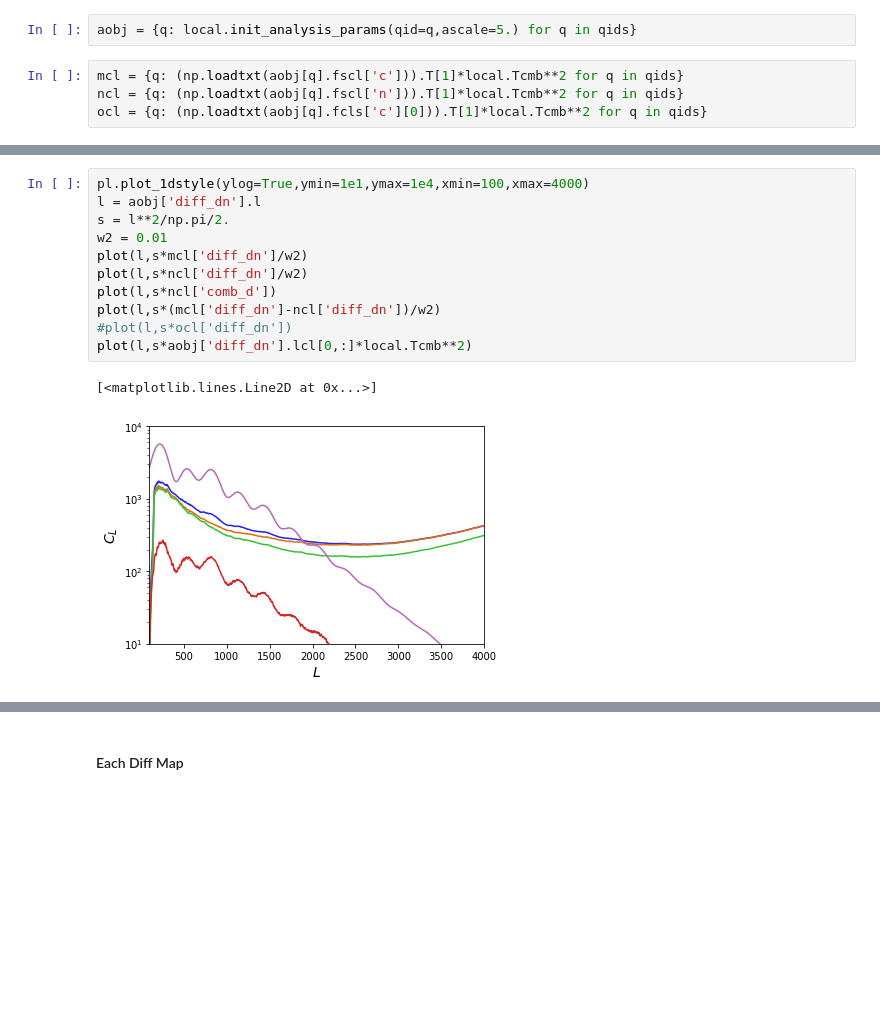
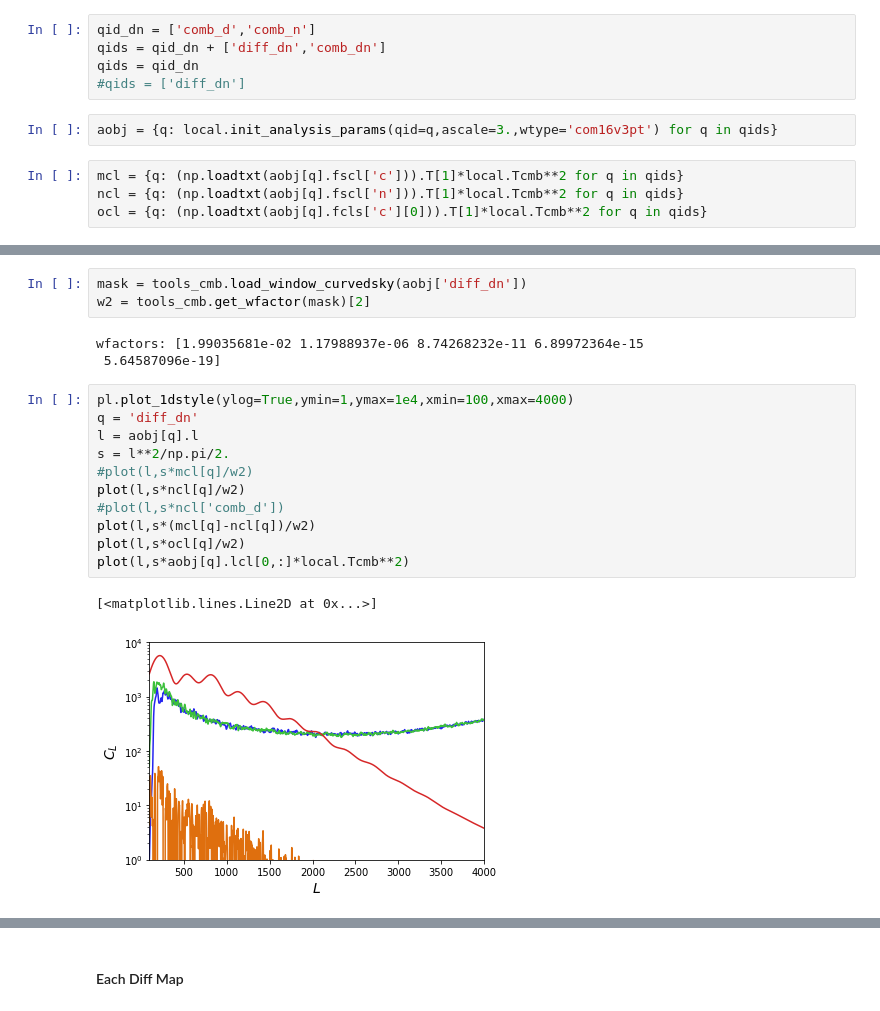
Before and after one commit to ACTCollaboration/Lensing-Daytime, a Jupyter notebook: check_cmb_day-night.ipynb, the cells around one changed output, grey strips where cells are left out. Cells and saved outputs as stored; diff of their text form; blank space fills up the shorter version.

```diff
--- a/check_cmb_day-night.ipynb
+++ b/check_cmb_day-night.ipynb
@@ -13,5 +4,10 @@ qids = qid_dn + ['diff_dn']
+# %%
+qid_dn = ['comb_d','comb_n']
+qids = qid_dn + ['diff_dn','comb_dn']
+qids = qid_dn
+#qids = ['diff_dn']
 # %%
-aobj = {q: local.init_analysis_params(qid=q,ascale=5.) for q in qids}
+aobj = {q: local.init_analysis_params(qid=q,ascale=3.,wtype='com16v3pt') for q in qids}
 # %%
 mcl = {q: (np.loadtxt(aobj[q].fscl['c'])).T[1]*local.Tcmb**2 for q in qids}
 ncl = {q: (np.loadtxt(aobj[q].fscl['n'])).T[1]*local.Tcmb**2 for q in qids}
@@ -32,14 +29,20 @@ plot(l,s*aobj[q].lcl[0,:]*local.Tcmb**2)
+# %%
+mask = tools_cmb.load_window_curvedsky(aobj['diff_dn'])
+w2 = tools_cmb.get_wfactor(mask)[2]
+# %% [output]
+wfactors: [1.99035681e-02 1.17988937e-06 8.74268232e-11 6.89972364e-15
+ 5.64587096e-19]
 # %%
-pl.plot_1dstyle(ylog=True,ymin=1e1,ymax=1e4,xmin=100,xmax=4000)
-l = aobj['diff_dn'].l
+pl.plot_1dstyle(ylog=True,ymin=1,ymax=1e4,xmin=100,xmax=4000)
+q = 'diff_dn'
+l = aobj[q].l
 s = l**2/np.pi/2.
-w2 = 0.01
-plot(l,s*mcl['diff_dn']/w2)
-plot(l,s*ncl['diff_dn']/w2)
-plot(l,s*ncl['comb_d'])
-plot(l,s*(mcl['diff_dn']-ncl['diff_dn'])/w2)
-#plot(l,s*ocl['diff_dn'])
-plot(l,s*aobj['diff_dn'].lcl[0,:]*local.Tcmb**2)
+#plot(l,s*mcl[q]/w2)
+plot(l,s*ncl[q]/w2)
+#plot(l,s*ncl['comb_d'])
+plot(l,s*(mcl[q]-ncl[q])/w2)
+plot(l,s*ocl[q]/w2)
+plot(l,s*aobj[q].lcl[0,:]*local.Tcmb**2)
 # %% [output]
 [<matplotlib.lines.Line2D at 0x...>]
-[figure, old version]
+[figure, new version]
```
Also changed, not shown: parts of 10 cells of this notebook, 1 other file.
